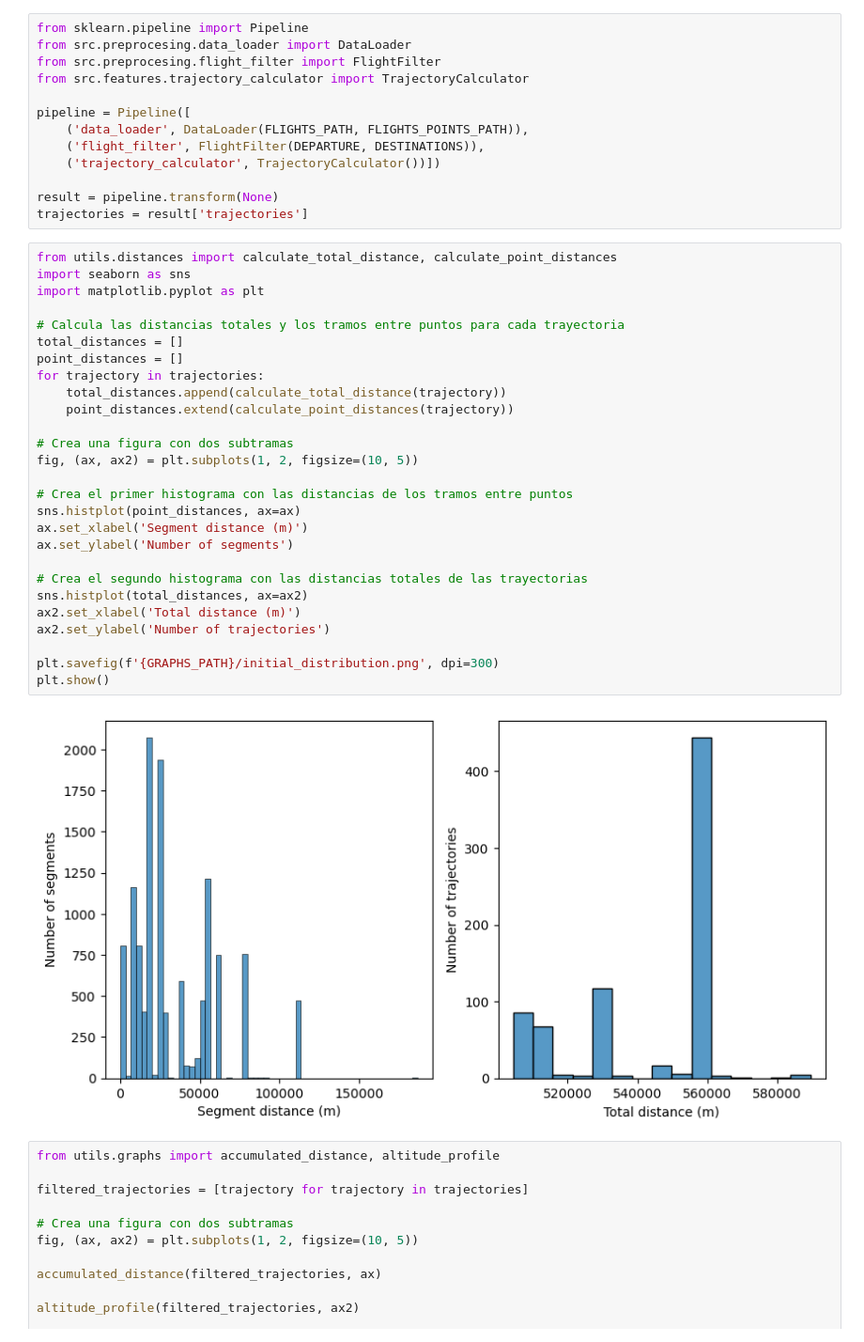
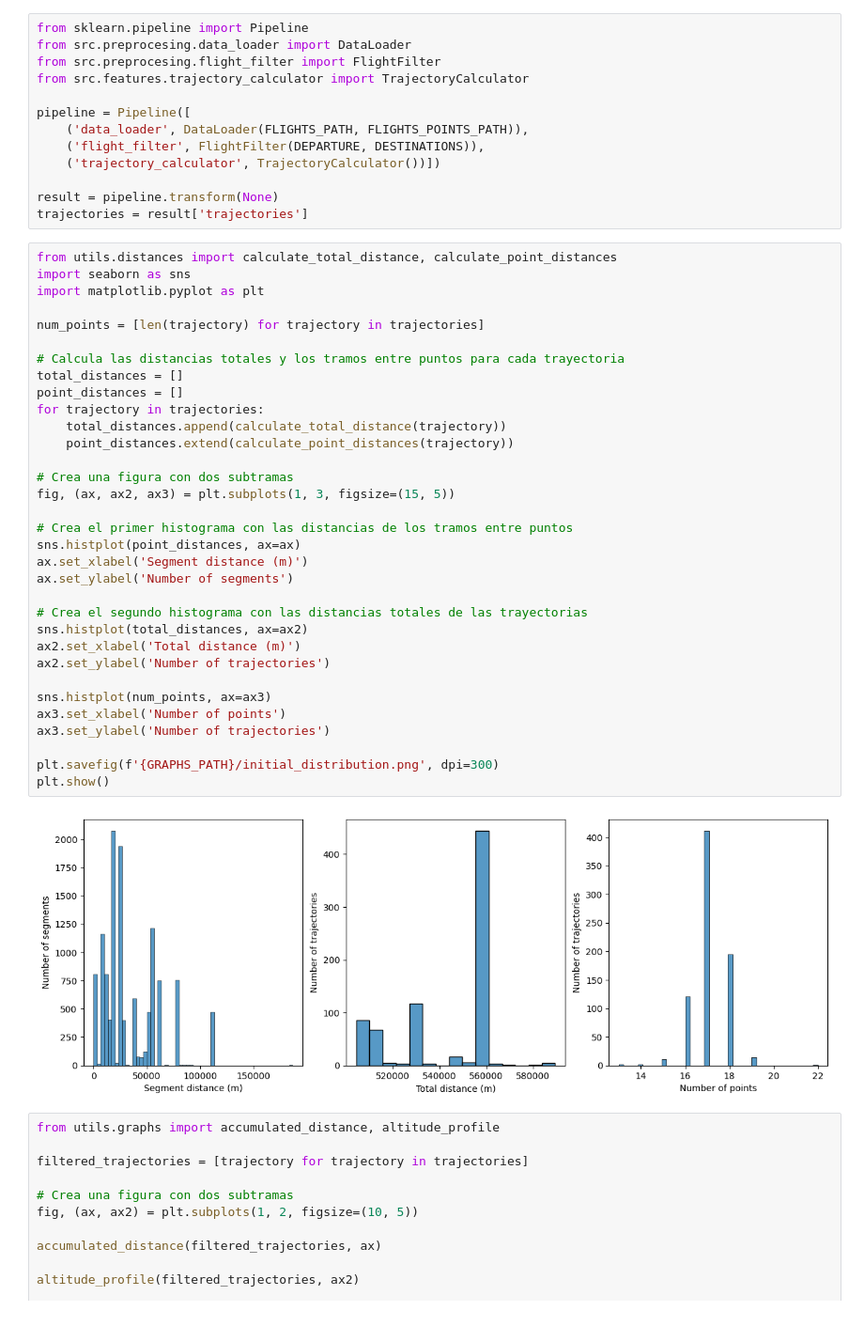
Before and after one commit to rodrigosancho/ucjc_data-science_tfm, a Jupyter notebook: Data_exploring_trajectories.ipynb, the cells around one changed output. Shown: that part at 94% size. Saved outputs shown, nothing was run; the diff lists cells and outputs as text.

Commit message:
Improved graphs

```diff
--- a/Data_exploring_trajectories.ipynb
+++ b/Data_exploring_trajectories.ipynb
@@ -29,32 +29,38 @@ trajectories = result['trajectories']
 # %%
 from utils.distances import calculate_total_distance, calculate_point_distances
 import seaborn as sns
 import matplotlib.pyplot as plt
+
+num_points = [len(trajectory) for trajectory in trajectories]
 
 # Calcula las distancias totales y los tramos entre puntos para cada trayectoria
 total_distances = []
 point_distances = []
 for trajectory in trajectories:
     total_distances.append(calculate_total_distance(trajectory))
     point_distances.extend(calculate_point_distances(trajectory))
 
 # Crea una figura con dos subtramas
-fig, (ax, ax2) = plt.subplots(1, 2, figsize=(10, 5))
+fig, (ax, ax2, ax3) = plt.subplots(1, 3, figsize=(15, 5))
 
 # Crea el primer histograma con las distancias de los tramos entre puntos
 sns.histplot(point_distances, ax=ax)
 ax.set_xlabel('Segment distance (m)')
 ax.set_ylabel('Number of segments')
 
 # Crea el segundo histograma con las distancias totales de las trayectorias
 sns.histplot(total_distances, ax=ax2)
 ax2.set_xlabel('Total distance (m)')
 ax2.set_ylabel('Number of trajectories')
 
+sns.histplot(num_points, ax=ax3)
+ax3.set_xlabel('Number of points')
+ax3.set_ylabel('Number of trajectories')
+
 plt.savefig(f'{GRAPHS_PATH}/initial_distribution.png', dpi=300)
 plt.show()
 # %% [output]
-[figure, old version]
+[figure, new version]
 # %%
 from utils.graphs import accumulated_distance, altitude_profile
 
```
Also changed, not shown: 17 other files.
